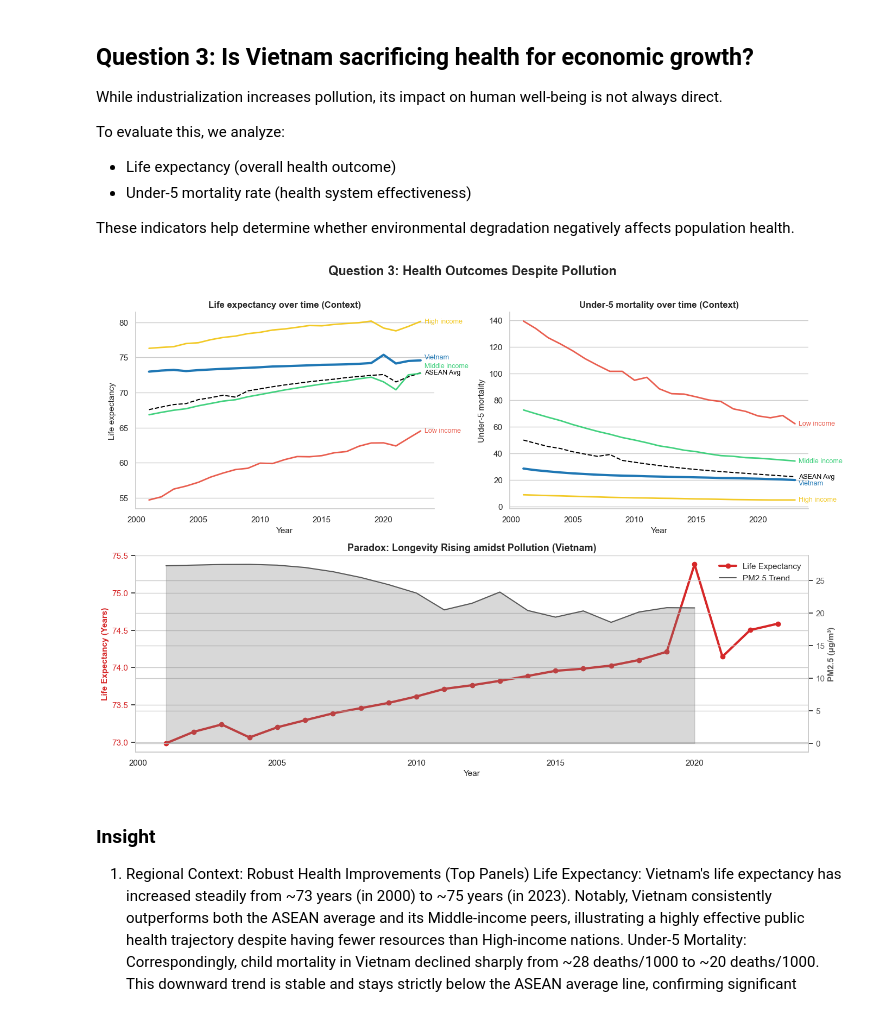
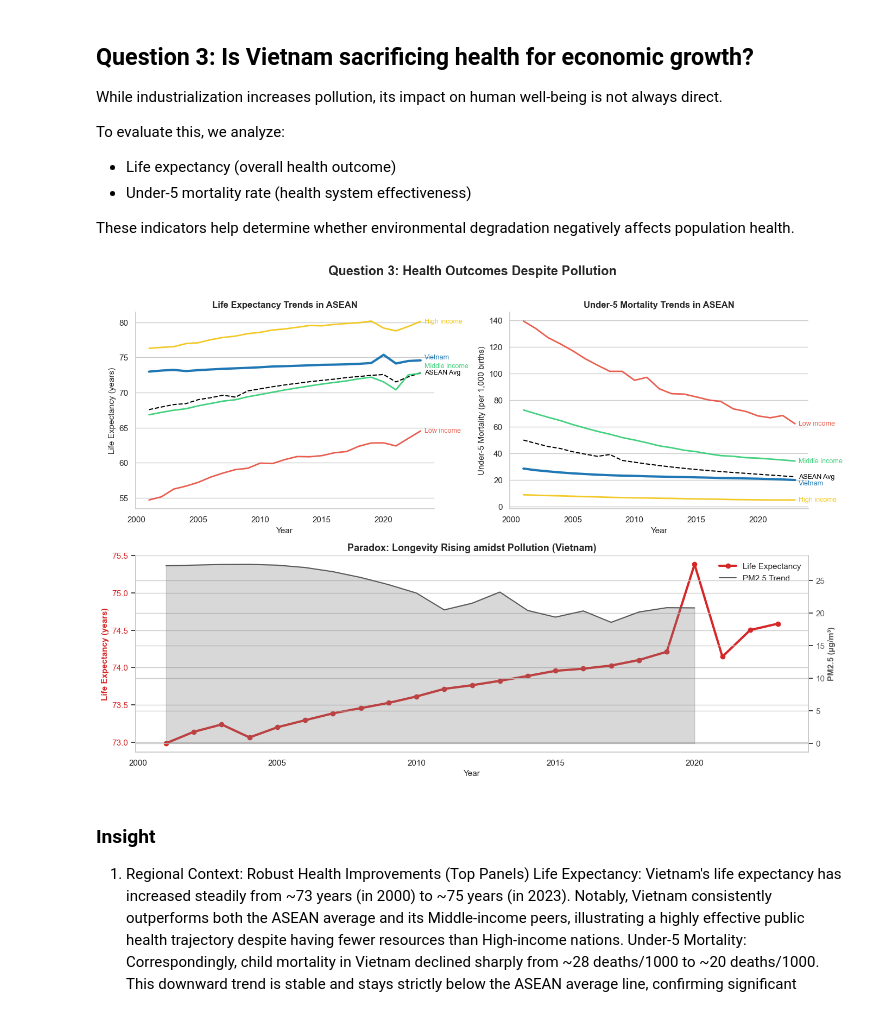
Before and after one commit to thloc1212/DV_LAB2, a Jupyter notebook: merged/merge.ipynb, the cells around one changed output. Cells and saved outputs as stored; diff of their text form; code cells hidden in the pictures.

```diff
--- a/merged/merge.ipynb
+++ b/merged/merge.ipynb
@@ -699,16 +724,24 @@ ax_paradox = fig.add_subplot(gs[1, :])
 
 axes = [ax_life_asean, ax_mort_asean]
 
-# Lấy data Việt Nam
+# Data Việt Nam
 vn = df_asean_industry[df_asean_industry["Country"] == "Vietnam"]
 
-asean_members = ["Vietnam", "Thailand", "Malaysia", "Indonesia", "Philippines",
-                 "Singapore", "Cambodia", "Lao PDR", "Myanmar", "Timor-Leste", "Brunei Darussalam"]
+asean_members = [
+    "Vietnam", "Thailand", "Malaysia", "Indonesia", "Philippines",
+    "Singapore", "Cambodia", "Lao PDR", "Myanmar", "Timor-Leste", "Brunei Darussalam"
+]
+
 entities_to_keep = ["Vietnam", "High income", "Middle income", "Low income"]
 
 title_map = {
-    "Life expectancy": "Life expectancy over time (Context)",
-    "Under-5 mortality": "Under-5 mortality over time (Context)"
+    "Life expectancy": "Life Expectancy Trends in ASEAN",
+    "Under-5 mortality": "Under-5 Mortality Trends in ASEAN"
+}
+
+ylabel_map = {
+    "Life expectancy": "Life Expectancy (years)",
+    "Under-5 mortality": "Under-5 Mortality (per 1,000 births)"
 }
 
 manual_offsets = {
@@ -724,9 +757,10 @@ manual_offsets = {
 }
 
 for i, metric in enumerate(["Life expectancy", "Under-5 mortality"]):
+
     ax = axes[i]
 
-    # ASEAN Average
+    # ASEAN average
     df_asean_only = df_asean_industry[df_asean_industry["Country"].isin(asean_members)]
     asean_avg = df_asean_only.groupby("Year")[metric].mean().reset_index()
 
@@ -748,11 +782,14 @@ for i, metric in enumerate(["Life expectancy", "Under-5 mortality"]):
     )
 
     for country in entities_to_keep:
+
         subset = df_asean_industry[df_asean_industry["Country"] == country]
+
         if subset.empty:
             continue
 
         subset = subset.dropna(subset=[metric])
+
         if subset.empty:
             continue
 
@@ -775,17 +812,26 @@ for i, metric in enumerate(["Life expectancy", "Under-5 mortality"]):
         y_end = y.iloc[-1]
         offset = manual_offsets.get(metric, {}).get(label, 0)
 
-        ax.text(x.iloc[-1] + 0.3, y_end + offset, label,
-                fontsize=9, color=color, alpha=alpha, va="center")
+        ax.text(
+            x.iloc[-1] + 0.3,
+            y_end + offset,
+            label,
+            fontsize=9,
+            color=color,
+            alpha=alpha,
+            va="center"
+        )
 
     ax.set_title(title_map.get(metric, metric), fontweight='semibold')
     ax.set_xlabel("Year")
-    ax.set_ylabel(metric)
+    ax.set_ylabel(ylabel_map.get(metric, metric))
 
     ax.grid(axis='x', visible=False)
     ax.spines['right'].set_visible(False)
     ax.spines['top'].set_visible(False)
 
+
+# ===== Paradox chart =====
 
 ax_pm25 = ax_paradox.twinx()
 
@@ -797,41 +843,76 @@ line_life = ax_paradox.plot(
     color='#d62728',
     label="Life Expectancy"
 )
-ax_paradox.set_ylabel("Life Expectancy (Years)", color='#d62728', fontweight='bold', fontsize=11)
+
+ax_paradox.set_ylabel(
+    "Life Expectancy (years)",
+    color='#d62728',
+    fontweight='bold',
+    fontsize=11
+)
+
 ax_paradox.tick_params(axis='y', labelcolor='#d62728')
 
 fill_pm25 = ax_pm25.fill_between(
     vn["Year"],
     vn["PM2.5"],
     alpha=0.3,
     color='#7f7f7f',
     label="PM2.5 Fill"
 )
+
 line_pm25 = ax_pm25.plot(
     vn["Year"],
     vn["PM2.5"],
     color='#595959',
     linewidth=1.5,
     label="PM2.5 Trend"
 )
-ax_pm25.set_ylabel("PM2.5 (μg/m³)", color='#595959', fontweight='bold', fontsize=11)
+
+ax_pm25.set_ylabel(
+    "PM2.5 (µg/m³)",
+    color='#595959',
+    fontweight='bold',
+    fontsize=11
+)
+
 ax_pm25.tick_params(axis='y', labelcolor='#595959')
 
-ax_paradox.set_title("Paradox: Longevity Rising amidst Pollution (Vietnam)", fontweight='semibold', fontsize=13)
+ax_paradox.set_title(
+    "Paradox: Longevity Rising amidst Pollution (Vietnam)",
+    fontweight='semibold',
+    fontsize=13
+)
+
 ax_paradox.set_xlabel("Year", fontsize=11)
+
 ax_paradox.grid(axis='x', visible=False)
+
 ax_paradox.spines['top'].set_visible(False)
 ax_pm25.spines['top'].set_visible(False)
 
 lines = line_life + line_pm25
 labels = [l.get_label() for l in lines]
-ax_paradox.legend(lines, labels, loc="upper right", frameon=False, ncol=1)
 
-plt.suptitle("Question 3: Health Outcomes Despite Pollution", fontsize=17, fontweight='bold', y=0.96)
+ax_paradox.legend(
+    lines,
+    labels,
+    loc="upper right",
+    frameon=False,
+    ncol=1
+)
+
+plt.suptitle(
+    "Question 3: Health Outcomes Despite Pollution",
+    fontsize=17,
+    fontweight='bold',
+    y=0.96
+)
+
 plt.tight_layout(rect=[0, 0, 1, 0.95])
 plt.show()
 # %% [output]
-[figure, old version]
+[figure, new version]
 # %% [markdown]
 ### Insight
 1. Regional Context: Robust Health Improvements (Top Panels)
```
Also changed, not shown: parts of 5 cells of this notebook.
